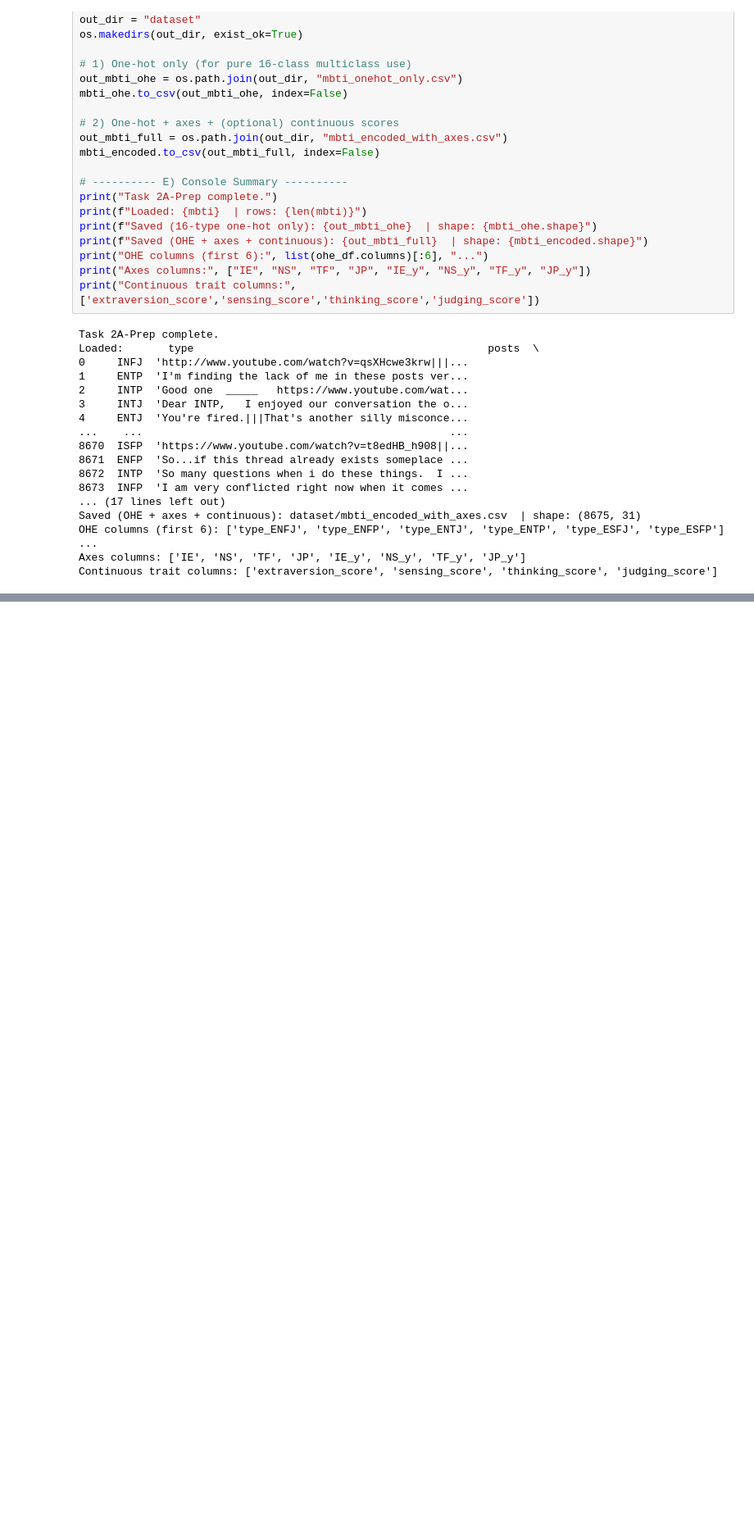
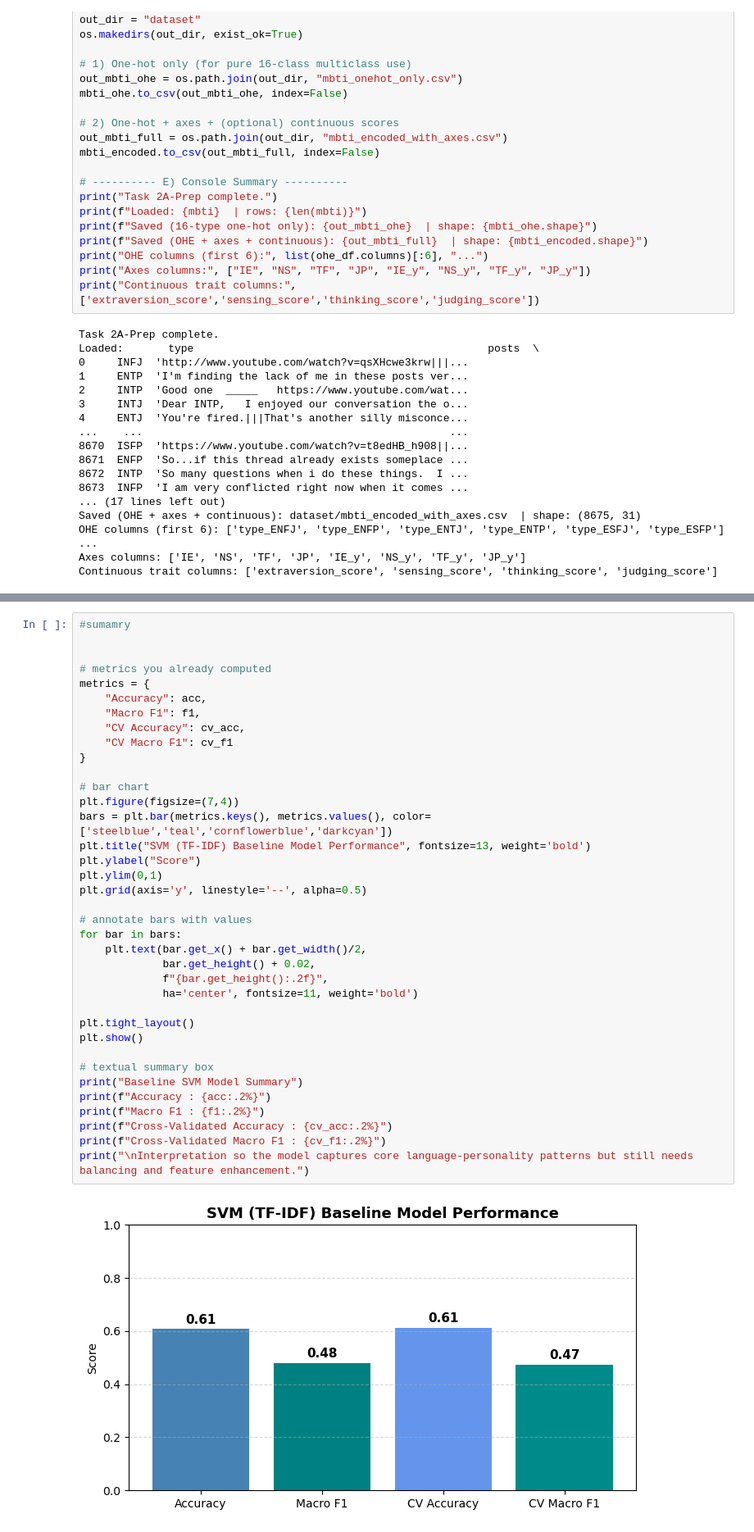
Before and after one commit to Break-Through-Tech-AI-Studio/AI-Project-CariCon-2A, a Jupyter notebook: Caricon_2A_Milestone_1_Workspace.ipynb, the cells around one changed output, grey strips where cells are left out. Shown at 82% size. Drawn from its saved outputs; the diff is of its cells as text; blank space fills up the shorter version.

```diff
--- a/Caricon_2A_Milestone_1_Workspace.ipynb
+++ b/Caricon_2A_Milestone_1_Workspace.ipynb
@@ -445,0 +547,39 @@ Done in 10.3s
+# %%
+#sumamry
+
+
+# metrics you already computed
+metrics = {
+    "Accuracy": acc,
+    "Macro F1": f1,
+    "CV Accuracy": cv_acc,
+    "CV Macro F1": cv_f1
+}
+
+# bar chart
+plt.figure(figsize=(7,4))
+bars = plt.bar(metrics.keys(), metrics.values(), color=['steelblue','teal','cornflowerblue','darkcyan'])
+plt.title("SVM (TF-IDF) Baseline Model Performance", fontsize=13, weight='bold')
+plt.ylabel("Score")
+plt.ylim(0,1)
+plt.grid(axis='y', linestyle='--', alpha=0.5)
+
+# annotate bars with values
+for bar in bars:
+    plt.text(bar.get_x() + bar.get_width()/2,
+             bar.get_height() + 0.02,
+             f"{bar.get_height():.2f}",
+             ha='center', fontsize=11, weight='bold')
+
+plt.tight_layout()
+plt.show()
+
+# textual summary box
+print("Baseline SVM Model Summary")
+print(f"Accuracy : {acc:.2%}")
+print(f"Macro F1 : {f1:.2%}")
+print(f"Cross-Validated Accuracy : {cv_acc:.2%}")
+print(f"Cross-Validated Macro F1 : {cv_f1:.2%}")
+print("\nInterpretation so the model captures core language-personality patterns but still needs balancing and feature enhancement.")
+# %% [output]
+[figure, added]
```
Also changed, not shown: parts of 6 cells of this notebook.
